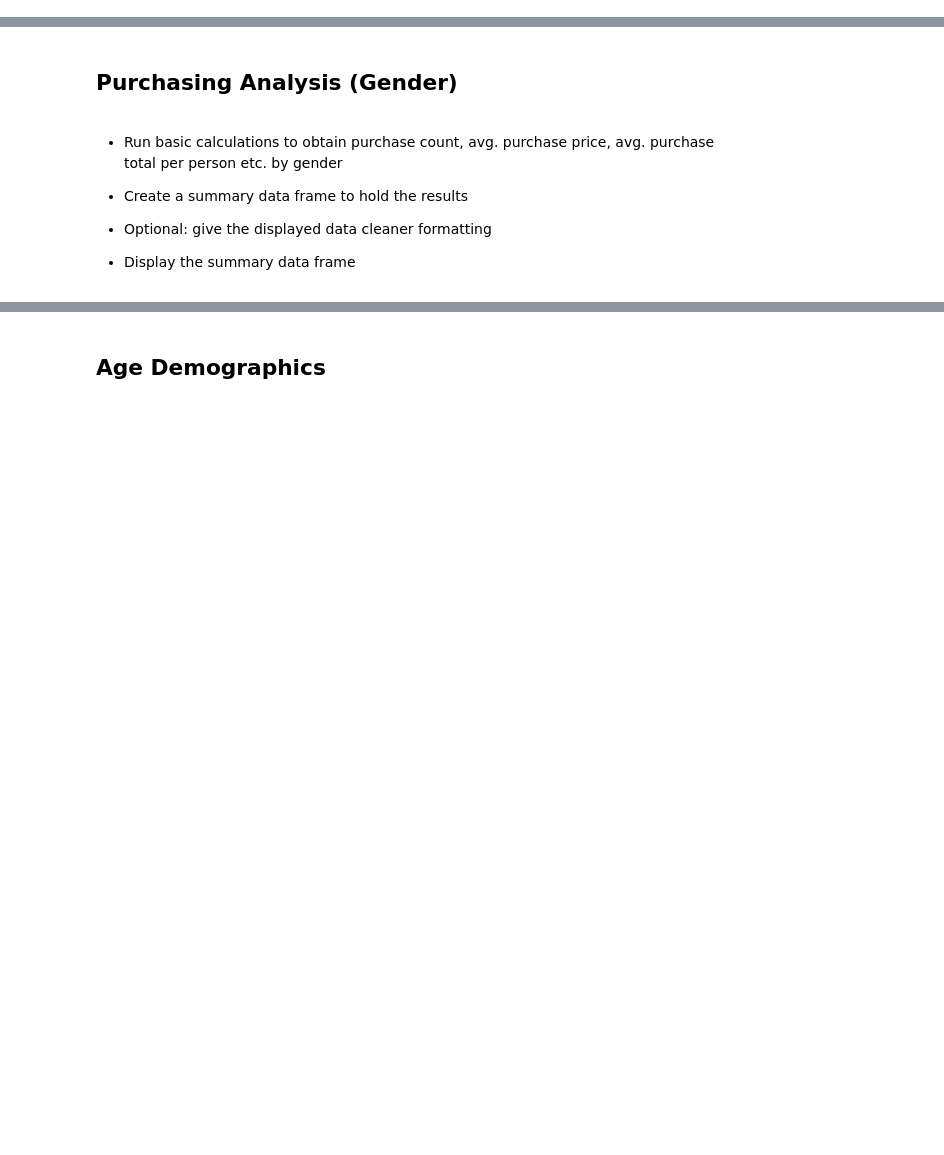
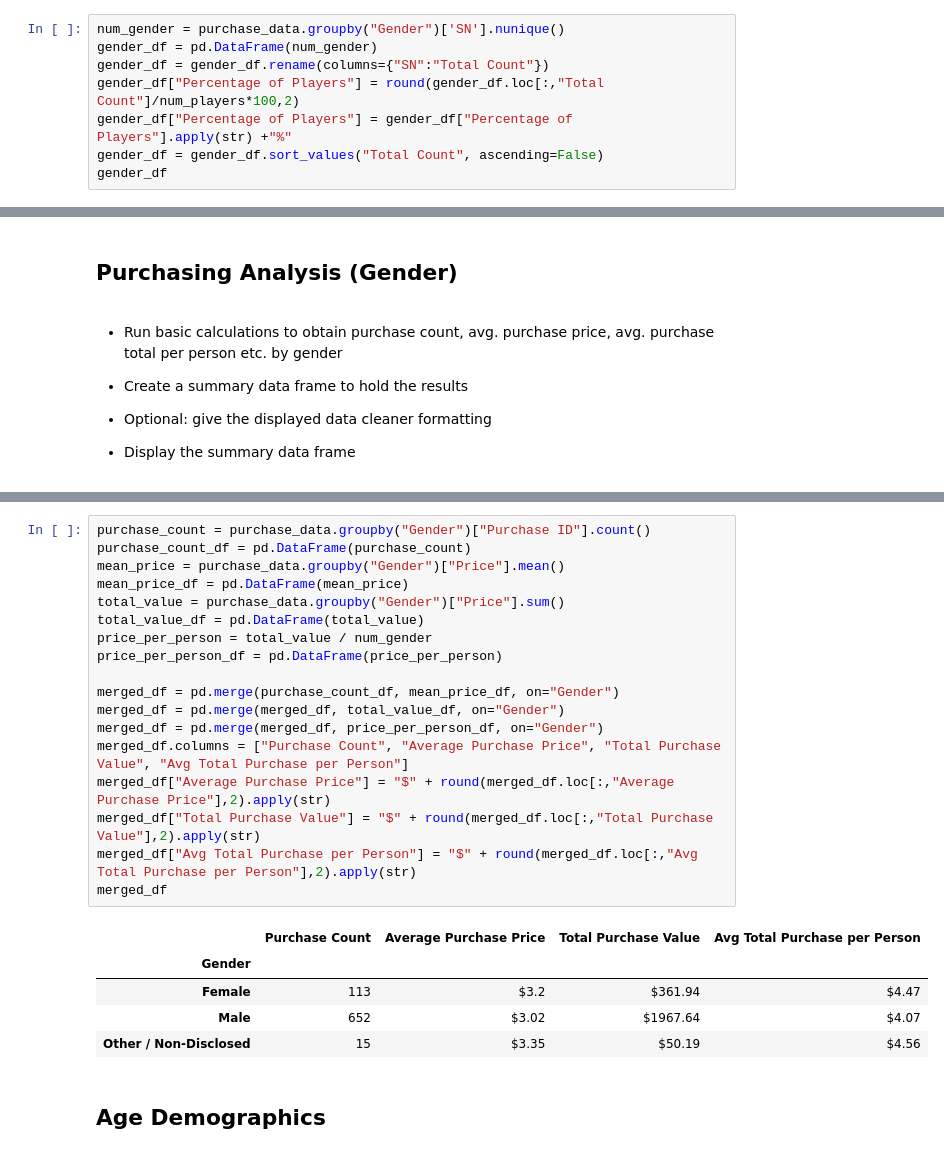
Before and after one commit to sjj1971/pandas-challenge, a Jupyter notebook: HeroesOfPymoli/HeroesOfPymoli_starter.ipynb, the cells around one changed output, grey strips where cells are left out. Drawn from its saved outputs; the diff is of its cells as text; blank space fills up the shorter version.

```diff
--- a/HeroesOfPymoli/HeroesOfPymoli_starter.ipynb
+++ b/HeroesOfPymoli/HeroesOfPymoli_starter.ipynb
@@ -86,0 +65,8 @@ Name: SN, Length: 576, dtype: int64
+# %%
+num_gender = purchase_data.groupby("Gender")['SN'].nunique()
+gender_df = pd.DataFrame(num_gender)
+gender_df = gender_df.rename(columns={"SN":"Total Count"})
+gender_df["Percentage of Players"] = round(gender_df.loc[:,"Total Count"]/num_players*100,2)
+gender_df["Percentage of Players"] = gender_df["Percentage of Players"].apply(str) +"%"
+gender_df = gender_df.sort_values("Total Count", ascending=False)
+gender_df
@@ -110,3 +95,27 @@ Name: SN, Length: 576, dtype: int64
+# %%
+purchase_count = purchase_data.groupby("Gender")["Purchase ID"].count()
+purchase_count_df = pd.DataFrame(purchase_count)
+mean_price = purchase_data.groupby("Gender")["Price"].mean()
+mean_price_df = pd.DataFrame(mean_price)
+total_value = purchase_data.groupby("Gender")["Price"].sum()
+total_value_df = pd.DataFrame(total_value)
+price_per_person = total_value / num_gender
+price_per_person_df = pd.DataFrame(price_per_person)
+
+merged_df = pd.merge(purchase_count_df, mean_price_df, on="Gender")
+merged_df = pd.merge(merged_df, total_value_df, on="Gender")
+merged_df = pd.merge(merged_df, price_per_person_df, on="Gender")
+merged_df.columns = ["Purchase Count", "Average Purchase Price", "Total Purchase Value", "Avg Total Purchase per Person"]
+merged_df["Average Purchase Price"] = "$" + round(merged_df.loc[:,"Average Purchase Price"],2).apply(str)
+merged_df["Total Purchase Value"] = "$" + round(merged_df.loc[:,"Total Purchase Value"],2).apply(str)
+merged_df["Avg Total Purchase per Person"] = "$" + round(merged_df.loc[:,"Avg Total Purchase per Person"],2).apply(str)
+merged_df
+# %% [output]
+|  | Purchase Count | Average Purchase Price | Total Purchase Value | Avg Total Purchase per Person |
+| Gender |  |  |  |  |
+| Female | 113 | $3.2 | $361.94 | $4.47 |
+| Male | 652 | $3.02 | $1967.64 | $4.07 |
+| Other / Non-Disclosed | 15 | $3.35 | $50.19 | $4.56 |
 # %% [markdown]
 ## Age Demographics
 # %% [markdown]
```
Also changed, not shown: parts of 13 cells of this notebook.
